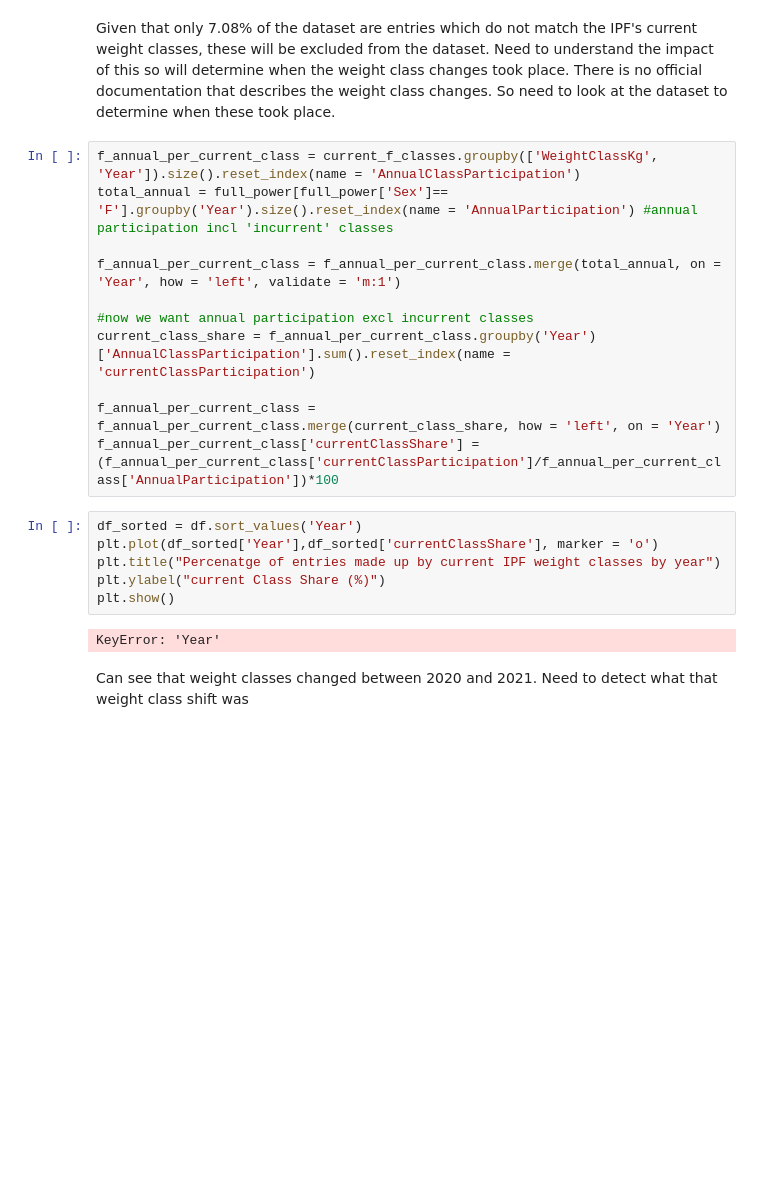
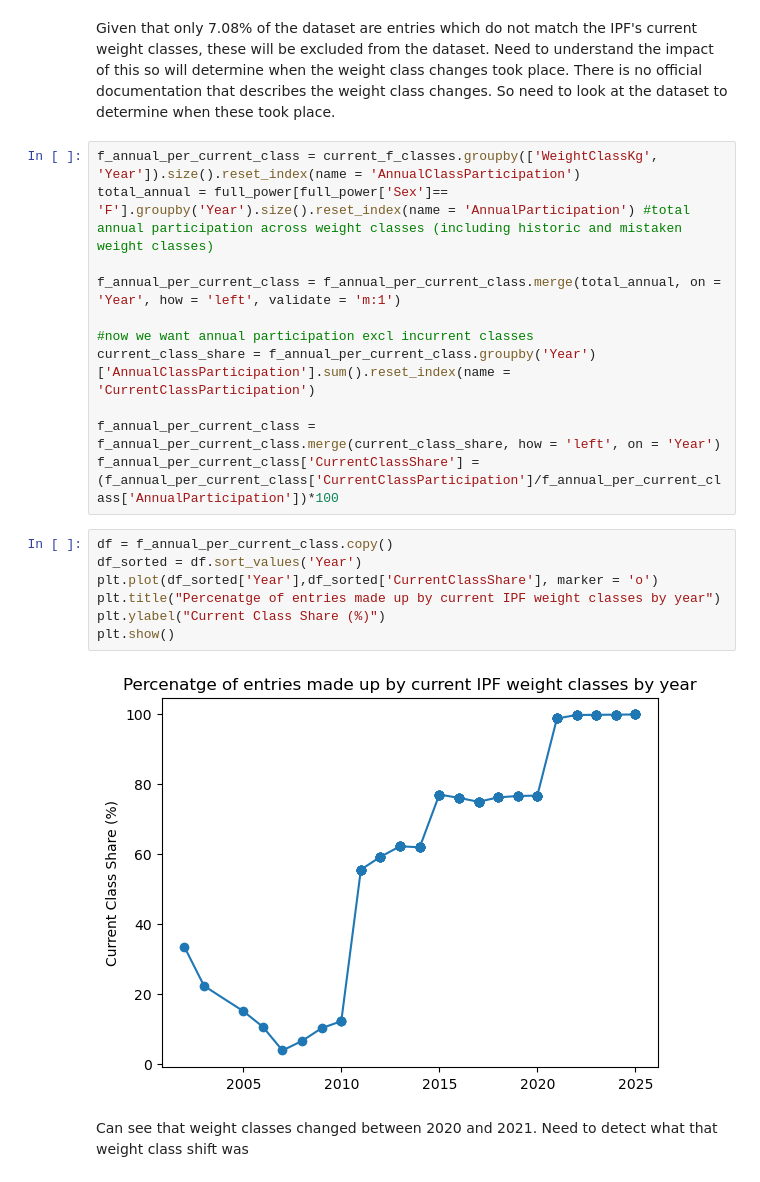
Before and after one commit to bnparris/powerlifting_analysis, a Jupyter notebook: notebooks/cleaning.ipynb, the cells around one changed output. Saved outputs shown, nothing was run; the diff lists cells and outputs as text; blank space fills up the shorter version.

Commit message:
discerning IPF weight class restructing

```diff
--- a/notebooks/cleaning.ipynb
+++ b/notebooks/cleaning.ipynb
@@ -119,22 +120,23 @@ f'{(len(old_class_entries)/len(full_power))*100 :.2f}% of the dataset is entries
 Given that only 7.08% of the dataset are entries which do not match the IPF's current weight classes, these will be excluded from the dataset. Need to understand the impact of this so will determine when the weight class changes took place. There is no official documentation that describes the weight class changes. So need to look at the dataset to determine when these took place.
 # %%
 f_annual_per_current_class = current_f_classes.groupby(['WeightClassKg', 'Year']).size().reset_index(name = 'AnnualClassParticipation')
-total_annual = full_power[full_power['Sex']== 'F'].groupby('Year').size().reset_index(name = 'AnnualParticipation') #annual participation incl 'incurrent' classes
+total_annual = full_power[full_power['Sex']== 'F'].groupby('Year').size().reset_index(name = 'AnnualParticipation') #total annual participation across weight classes (including historic and mistaken weight classes)
 
 f_annual_per_current_class = f_annual_per_current_class.merge(total_annual, on = 'Year', how = 'left', validate = 'm:1')
 
 #now we want annual participation excl incurrent classes
-current_class_share = f_annual_per_current_class.groupby('Year')['AnnualClassParticipation'].sum().reset_index(name = 'currentClassParticipation')
+current_class_share = f_annual_per_current_class.groupby('Year')['AnnualClassParticipation'].sum().reset_index(name = 'CurrentClassParticipation')
 
 f_annual_per_current_class = f_annual_per_current_class.merge(current_class_share, how = 'left', on = 'Year')
-f_annual_per_current_class['currentClassShare'] = (f_annual_per_current_class['currentClassParticipation']/f_annual_per_current_class['AnnualParticipation'])*100
+f_annual_per_current_class['CurrentClassShare'] = (f_annual_per_current_class['CurrentClassParticipation']/f_annual_per_current_class['AnnualParticipation'])*100
 # %%
+df = f_annual_per_current_class.copy()
 df_sorted = df.sort_values('Year')
-plt.plot(df_sorted['Year'],df_sorted['currentClassShare'], marker = 'o')
+plt.plot(df_sorted['Year'],df_sorted['CurrentClassShare'], marker = 'o')
 plt.title("Percenatge of entries made up by current IPF weight classes by year")
-plt.ylabel("current Class Share (%)")
+plt.ylabel("Current Class Share (%)")
 plt.show()
 # %% [output]
-KeyError: 'Year'
+[figure, added]
 # %% [markdown]
 Can see that weight classes changed between 2020 and 2021. Need to detect what that weight class shift was
```
Also changed, not shown: parts of 9 cells of this notebook.
